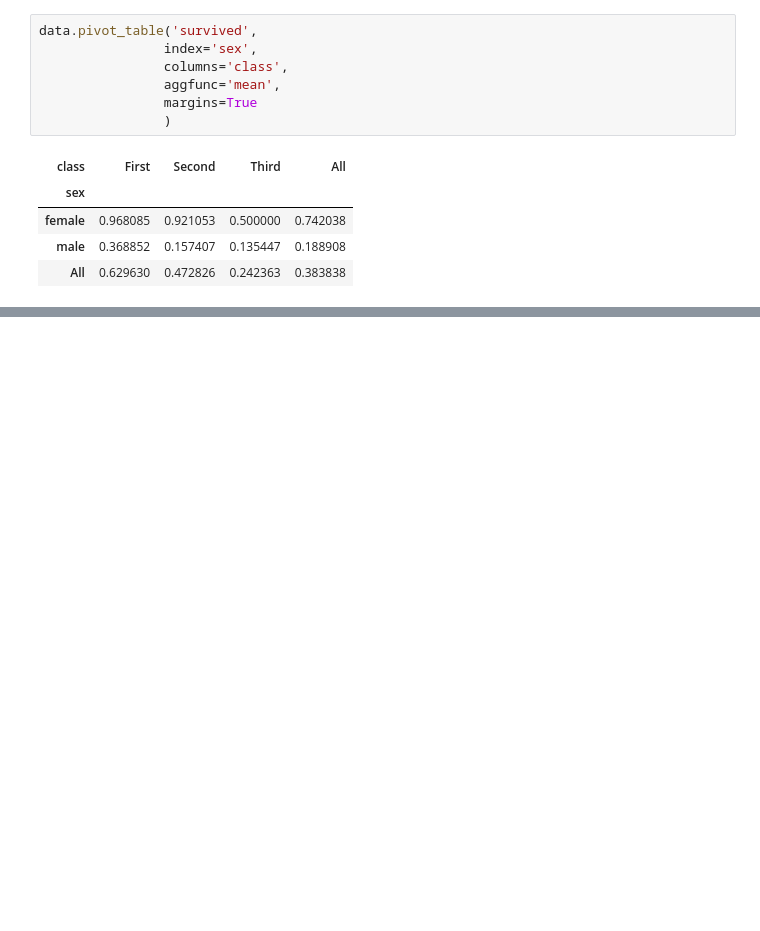
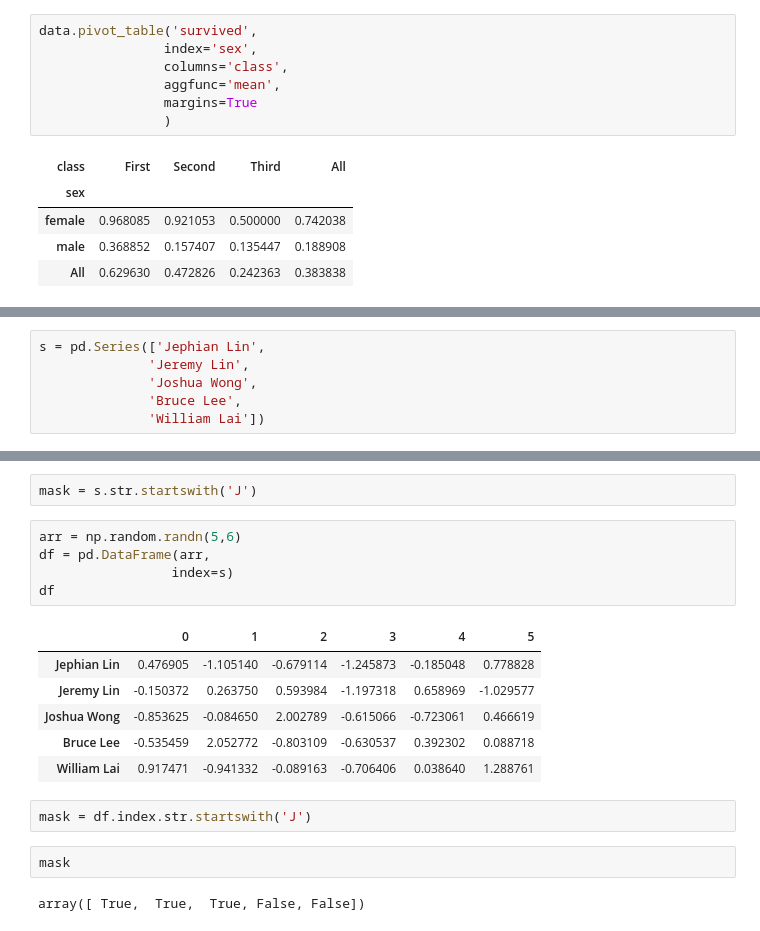
Before and after one commit to jephianlin/math599env, a Jupyter notebook: 1023.ipynb, the cells around one changed output, grey strips where cells are left out. Drawn from its saved outputs; the diff is of its cells as text; blank space fills up the shorter version.

```diff
--- a/1023.ipynb
+++ b/1023.ipynb
@@ -595,0 +669,6 @@ data.pivot_table('survived',
+# %%
+s = pd.Series(['Jephian Lin',
+              'Jeremy Lin',
+              'Joshua Wong',
+              'Bruce Lee',
+              'William Lai'])
@@ -595,0 +702,20 @@ data.pivot_table('survived',
+# %%
+mask = s.str.startswith('J')
+# %%
+arr = np.random.randn(5,6)
+df = pd.DataFrame(arr,
+                 index=s)
+df
+# %% [output]
+|  | 0 | 1 | 2 | 3 | 4 | 5 |
+| Jephian Lin | 0.476905 | -1.105140 | -0.679114 | -1.245873 | -0.185048 | 0.778828 |
+| Jeremy Lin | -0.150372 | 0.263750 | 0.593984 | -1.197318 | 0.658969 | -1.029577 |
+| Joshua Wong | -0.853625 | -0.084650 | 2.002789 | -0.615066 | -0.723061 | 0.466619 |
+| Bruce Lee | -0.535459 | 2.052772 | -0.803109 | -0.630537 | 0.392302 | 0.088718 |
+| William Lai | 0.917471 | -0.941332 | -0.089163 | -0.706406 | 0.038640 | 1.288761 |
+# %%
+mask = df.index.str.startswith('J')
+# %%
+mask
+# %% [output]
+array([ True,  True,  True, False, False])
```
Also changed, not shown: parts of 34 cells of this notebook.
